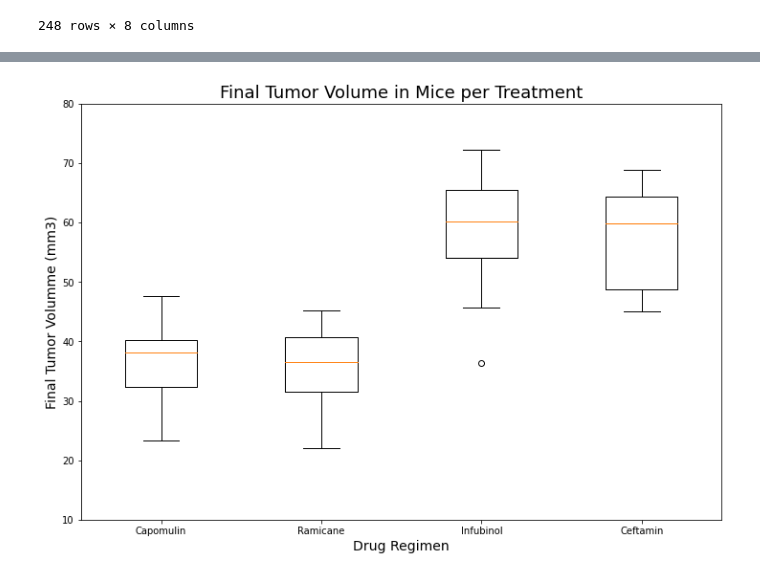
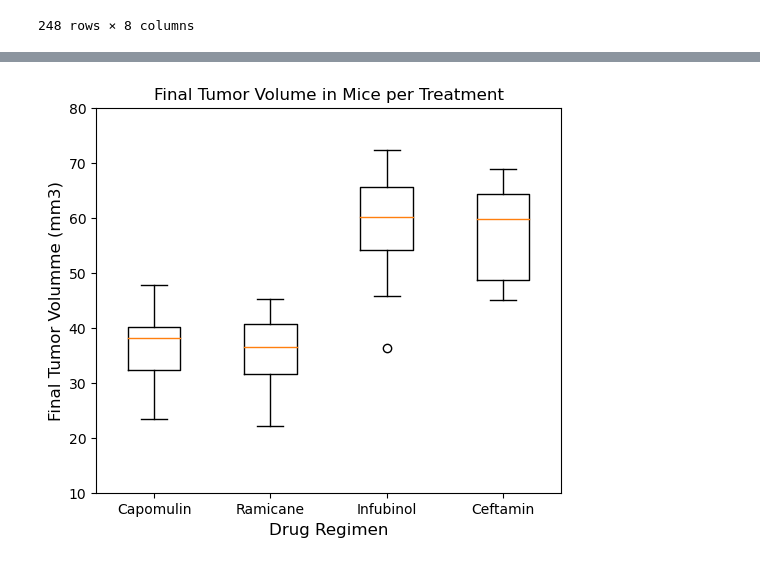
Before and after one commit to emilyneaville/matplotlib-challenge, a Jupyter notebook: pymaceuticals.ipynb, the cells around one changed output, grey strips where cells are left out. Cells and saved outputs as stored; diff of their text form; code cells hidden in the pictures.

```diff
--- a/pymaceuticals.ipynb
+++ b/pymaceuticals.ipynb
@@ -321,13 +312,13 @@ Values above 87.66645829999999 could be outliers.
 # %%
 # Generate a box plot that shows the distrubution of the tumor volume for each treatment group.
 boxplot_data = [capomulin_tumvol, ramicane_tumvol, infubinol_tumvol, ceftamin_tumvol]
 
-fig1, ax1 = plt.subplots(figsize= (12,8))
+fig1, ax1 = plt.subplots(figsize= (6,5))
 ax1.boxplot(boxplot_data, labels=treatments)
-plt.title('Final Tumor Volume in Mice per Treatment', fontsize=18)
-plt.xlabel('Drug Regimen', fontsize=14)
-plt.ylabel('Final Tumor Volumme (mm3)', fontsize=14)
+plt.title('Final Tumor Volume in Mice per Treatment')
+plt.xlabel('Drug Regimen', fontsize=12)
+plt.ylabel('Final Tumor Volumme (mm3)', fontsize=12)
 plt.ylim(10, 80)
 plt.show()
 # %% [output]
-[figure, old version]
+[figure, new version]
```
Also changed, not shown: parts of 10 cells of this notebook.
